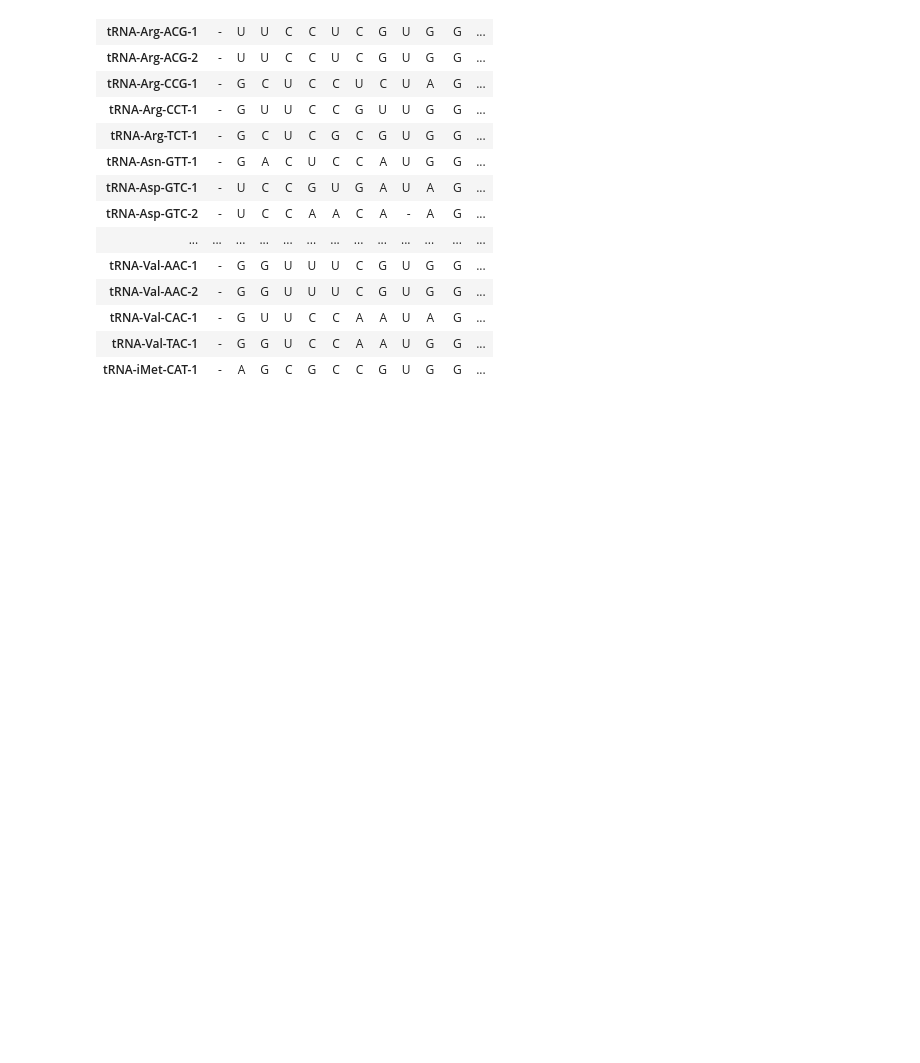
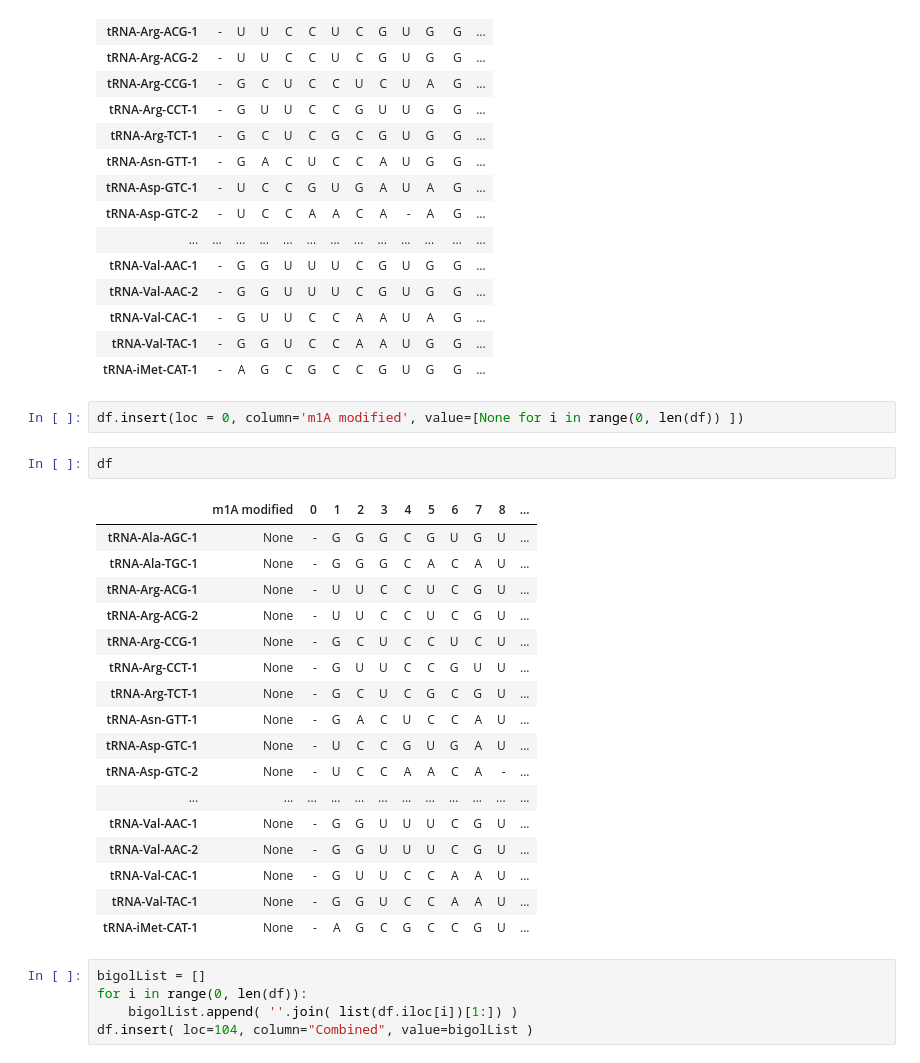
Before and after one commit to ModSquad2020/SD_Matt, a Jupyter notebook: m1A_test/Snippets.ipynb, the cells around one changed output. Drawn from its saved outputs; the diff is of its cells as text; blank space fills up the shorter version.

```diff
--- a/m1A_test/Snippets.ipynb
+++ b/m1A_test/Snippets.ipynb
@@ -50,3 +50,30 @@ df
 | tRNA-Val-CAC-1 | - | G | U | U | C | C | A | A | U | A | G | ... |
 | tRNA-Val-TAC-1 | - | G | G | U | C | C | A | A | U | G | G | ... |
 | tRNA-iMet-CAT-1 | - | A | G | C | G | C | C | G | U | G | G | ... |
+# %%
+df.insert(loc = 0, column='m1A modified', value=[None for i in range(0, len(df)) ])
+# %%
+df
+# %% [output]
+|  | m1A modified | 0 | 1 | 2 | 3 | 4 | 5 | 6 | 7 | 8 | ... |
+| tRNA-Ala-AGC-1 | None | - | G | G | G | C | G | U | G | U | ... |
+| tRNA-Ala-TGC-1 | None | - | G | G | G | C | A | C | A | U | ... |
+| tRNA-Arg-ACG-1 | None | - | U | U | C | C | U | C | G | U | ... |
+| tRNA-Arg-ACG-2 | None | - | U | U | C | C | U | C | G | U | ... |
+| tRNA-Arg-CCG-1 | None | - | G | C | U | C | C | U | C | U | ... |
+| tRNA-Arg-CCT-1 | None | - | G | U | U | C | C | G | U | U | ... |
+| tRNA-Arg-TCT-1 | None | - | G | C | U | C | G | C | G | U | ... |
+| tRNA-Asn-GTT-1 | None | - | G | A | C | U | C | C | A | U | ... |
+| tRNA-Asp-GTC-1 | None | - | U | C | C | G | U | G | A | U | ... |
+| tRNA-Asp-GTC-2 | None | - | U | C | C | A | A | C | A | - | ... |
+| ... | ... | ... | ... | ... | ... | ... | ... | ... | ... | ... | ... |
+| tRNA-Val-AAC-1 | None | - | G | G | U | U | U | C | G | U | ... |
+| tRNA-Val-AAC-2 | None | - | G | G | U | U | U | C | G | U | ... |
+| tRNA-Val-CAC-1 | None | - | G | U | U | C | C | A | A | U | ... |
+| tRNA-Val-TAC-1 | None | - | G | G | U | C | C | A | A | U | ... |
+| tRNA-iMet-CAT-1 | None | - | A | G | C | G | C | C | G | U | ... |
+# %%
+bigolList = []
+for i in range(0, len(df)):
+    bigolList.append( ''.join( list(df.iloc[i])[1:]) )
+df.insert( loc=104, column="Combined", value=bigolList )
```
Also changed, not shown: parts of 2 cells of this notebook, 31 other files.
